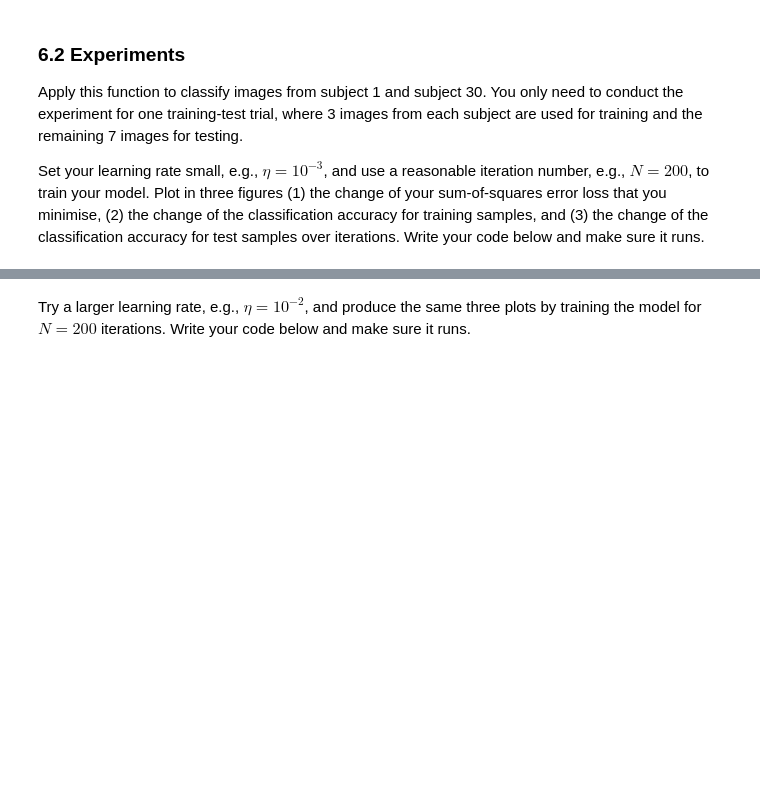
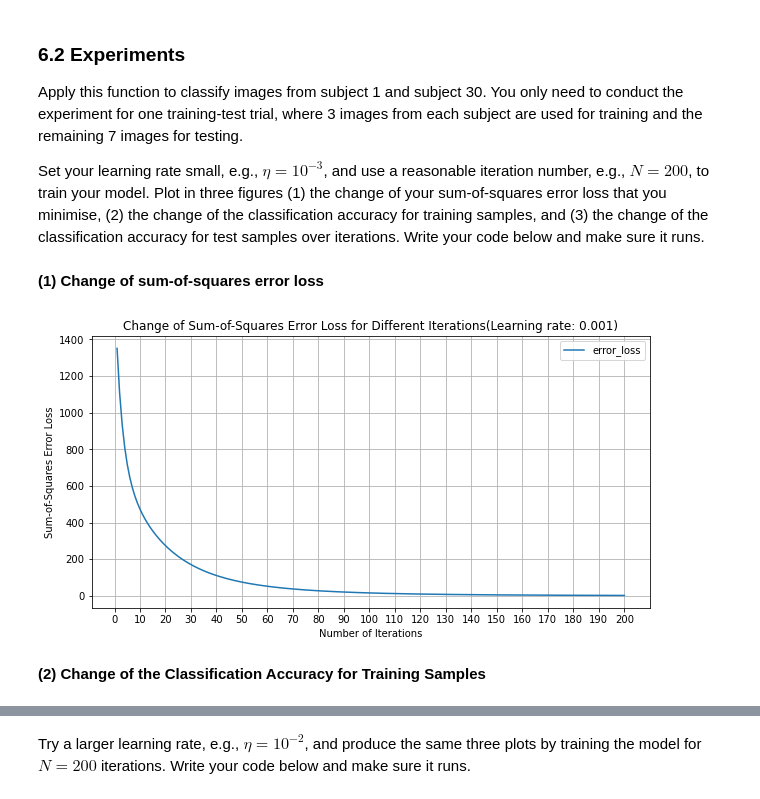
Before and after one commit to ZyWang7/Face-Recognition, a Jupyter notebook: 24112-Lab2-S-Practice2.ipynb, the cells around one changed output, grey strips where cells are left out. Drawn from its saved outputs; the diff is of its cells as text; code cells hidden in the pictures; blank space fills up the shorter version.

```diff
--- a/24112-Lab2-S-Practice2.ipynb
+++ b/24112-Lab2-S-Practice2.ipynb
@@ -441,0 +447,41 @@ Set your learning rate small, e.g., $\eta=10^{-3}$, and use a reasonable iterati
+# %%
+# Your code goes here
+# get the data and labels for subjects 1 and 30
+data_1_30 = np.concatenate((data[:10,:], data[290:300, :]))
+labels_1_30 = np.concatenate((labels[:10], labels[290:300]))
+
+# split data
+# 3 image from each subjects for training and remaining for testing
+tr_1_30_ind, te_1_30_ind = partition_data(labels_1_30, num_per_class=3)
+tr_1_30_data = data_1_30[tr_1_30_ind, :]
+tr_1_30_label = labels_1_30[tr_1_30_ind]
+te_1_30_data = data_1_30[te_1_30_ind, :]
+te_1_30_label = labels_1_30[te_1_30_ind]
+# %%
+N = 200
+learn_rate = 0.001
+cost_all, w_all = lls_gd_train(tr_1_30_data, tr_1_30_label, N, learn_rate)
+# %% [markdown]
+**(1) Change of sum-of-squares error loss**
+# %%
+import matplotlib.pyplot as plt
+
+def draw_error_loss(y, l_rate):
+    x = np.array(list(range(1,201)))
+
+    plt.figure(figsize=(10,5))
+    plt.plot(x, y,label="error_loss")
+
+    plt.xlabel("Number of Iterations")
+    plt.ylabel("Sum-of-Squares Error Loss")
+    plt.title("Change of Sum-of-Squares Error Loss for Different Iterations(Learning rate: "+ str(l_rate) + ")")
+    plt.xticks(np.arange(start=0, stop=201, step=10))
+    plt.legend()
+    plt.grid()
+    plt.show()
+# %%
+draw_error_loss(cost_all, 0.001)
+# %% [output]
+[figure, added]
+# %% [markdown]
+**(2) Change of the Classification Accuracy for Training Samples**
```
Also changed, not shown: parts of 15 cells of this notebook.
